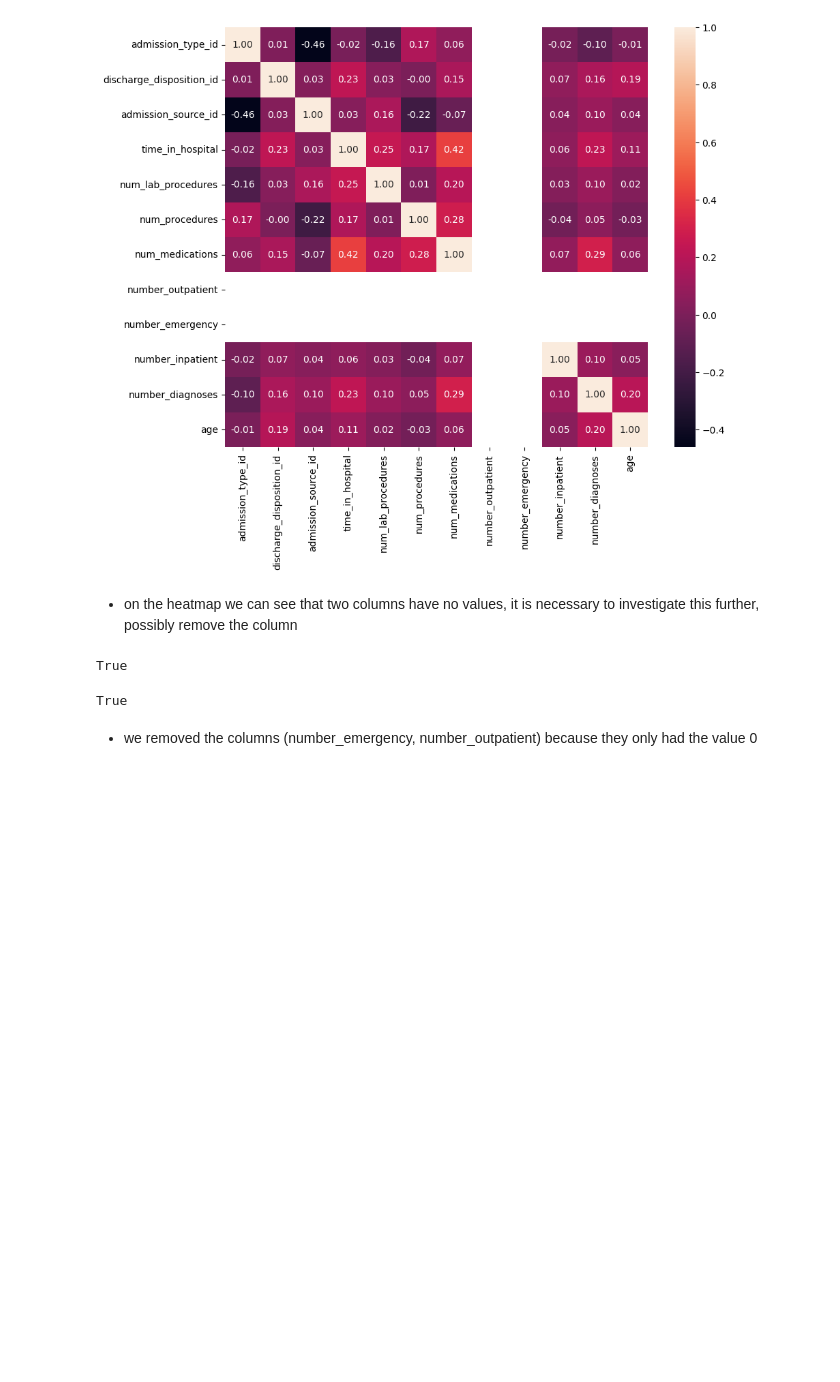
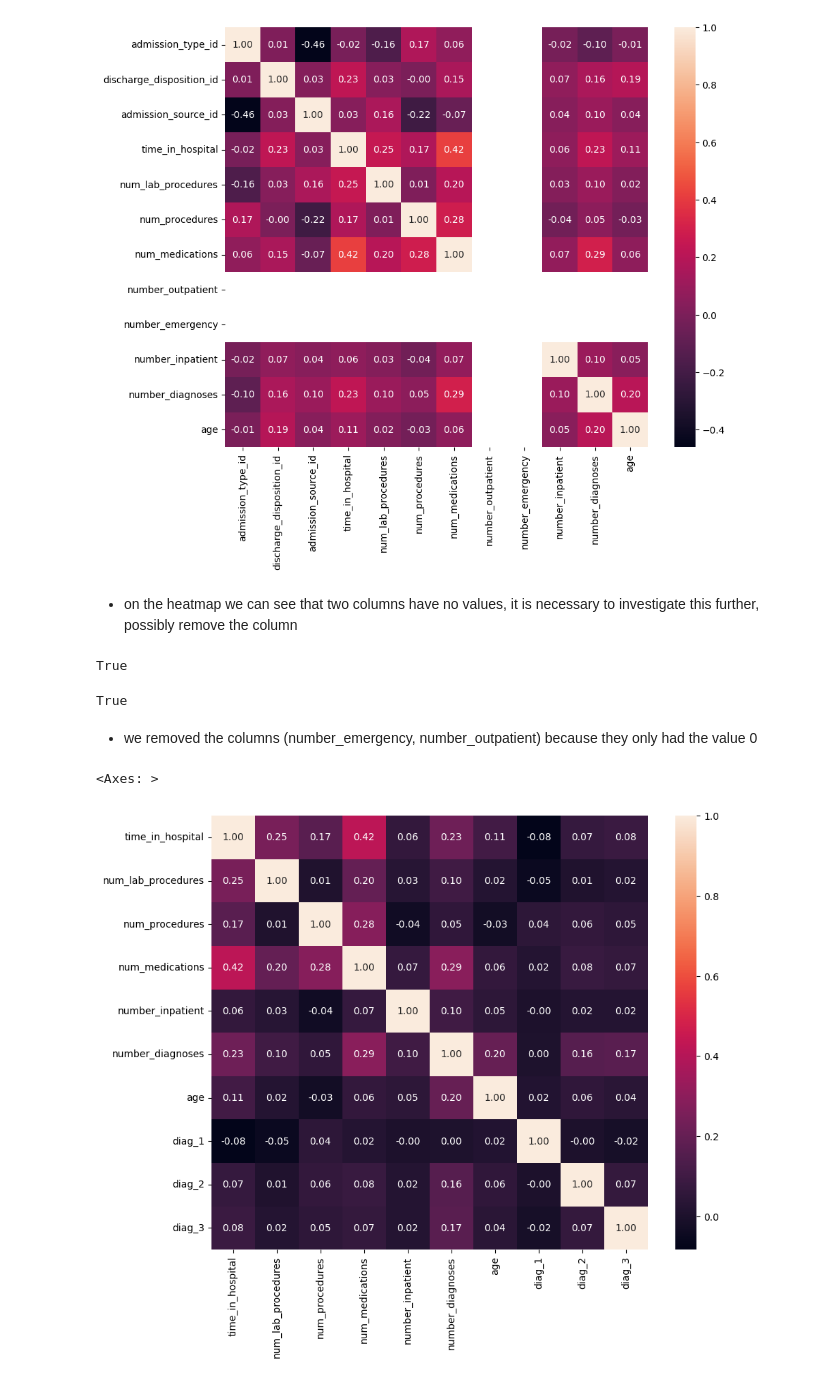
Before and after one commit to Pi3dr0/ZNEUS_diabetest, a Jupyter notebook: main.ipynb, the cells around one changed output. Drawn from its saved outputs; the diff is of its cells as text; code cells hidden in the pictures; blank space fills up the shorter version.

```diff
--- a/main.ipynb
+++ b/main.ipynb
@@ -215,3 +216,18 @@ True
 df = df.drop(["number_emergency", "number_outpatient"], axis="columns")
 # %% [markdown]
 - we removed the columns (number_emergency, number_outpatient) because they only had the value 0
+# %%
+df = df.drop(["admission_type_id", "discharge_disposition_id", "admission_source_id"], axis="columns")
+# %%
+numeric_col: list[str] = df.select_dtypes(include='number').columns # type: ignore
+# %%
+plt.figure(figsize=(10, 8))
+
+sns.heatmap(data=df[numeric_col].corr(),
+            cmap="rocket",
+            annot=True,
+            fmt=".2f"
+            )
+# %% [output]
+<Axes: >
+[figure, added]
```
Also changed, not shown: parts of 10 cells of this notebook.
